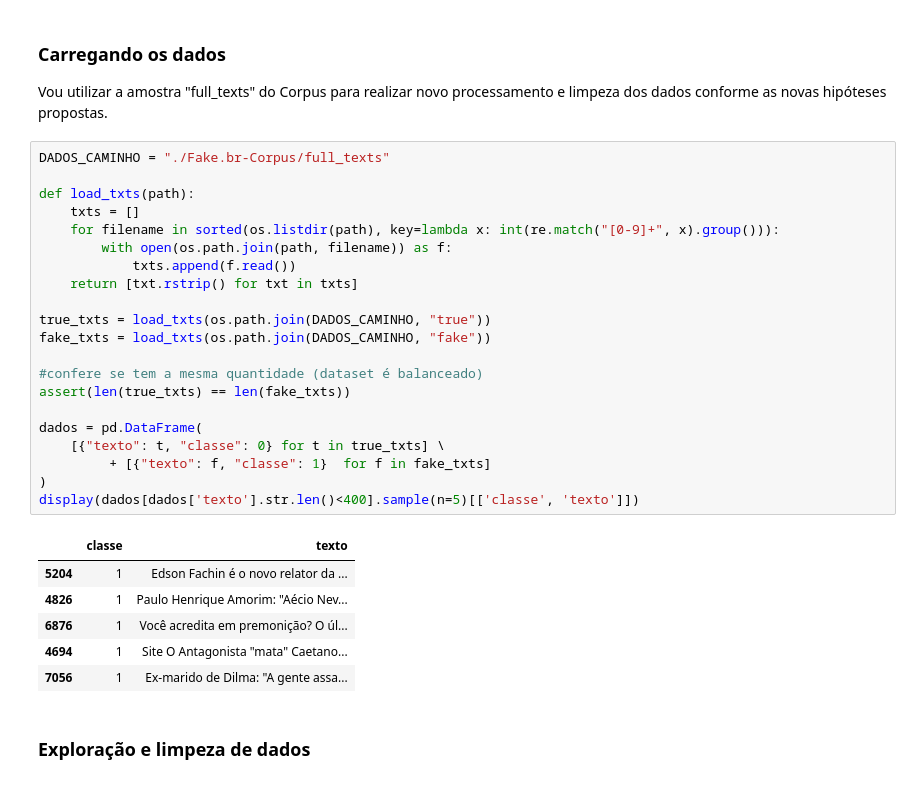
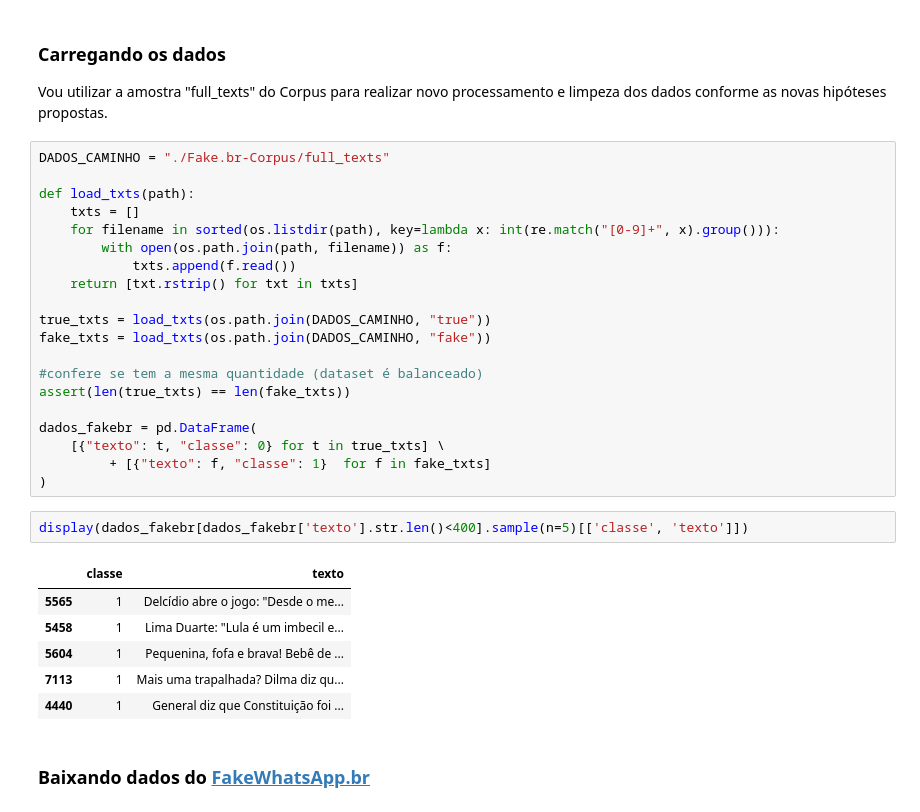
Before and after one commit to caesarcc/pucminas-tcc-fake-news-detection, a Jupyter notebook: passo01_coleta_e_unificacao_dos_datasets.ipynb, the cells around one changed output. Drawn from its saved outputs; the diff is of its cells as text.

```diff
--- a/passo01_coleta_e_unificacao_dos_datasets.ipynb
+++ b/passo01_coleta_e_unificacao_dos_datasets.ipynb
@@ -42,17 +43,18 @@ fake_txts = load_txts(os.path.join(DADOS_CAMINHO, "fake"))
 #confere se tem a mesma quantidade (dataset é balanceado)
 assert(len(true_txts) == len(fake_txts))
 
-dados = pd.DataFrame(
+dados_fakebr = pd.DataFrame(
     [{"texto": t, "classe": 0} for t in true_txts] \
          + [{"texto": f, "classe": 1}  for f in fake_txts]
 )
-display(dados[dados['texto'].str.len()<400].sample(n=5)[['classe', 'texto']])
-# %% [output]
-|  | classe | texto |
-| 5204 | 1 | Edson Fachin é o novo relator da ... |
-| 4826 | 1 | Paulo Henrique Amorim: "Aécio Nev... |
-| 6876 | 1 | Você acredita em premonição? O úl... |
-| 4694 | 1 | Site O Antagonista "mata" Caetano... |
-| 7056 | 1 | Ex-marido de Dilma: "A gente assa... |
-# %% [markdown]
-### Exploração e limpeza de dados
+# %%
+display(dados_fakebr[dados_fakebr['texto'].str.len()<400].sample(n=5)[['classe', 'texto']])
+# %% [output]
+|  | classe | texto |
+| 5565 | 1 | Delcídio abre o jogo: "Desde o me... |
+| 5458 | 1 | Lima Duarte: "Lula é um imbecil e... |
+| 5604 | 1 | Pequenina, fofa e brava! Bebê de ... |
+| 7113 | 1 | Mais uma trapalhada? Dilma diz qu... |
+| 4440 | 1 | General diz que Constituição foi ... |
+# %% [markdown]
+### Baixando dados do [FakeWhatsApp.br](https://github.com/cabrau/FakeWhatsApp.Br)
```
Also changed, not shown: parts of 16 cells of this notebook.
